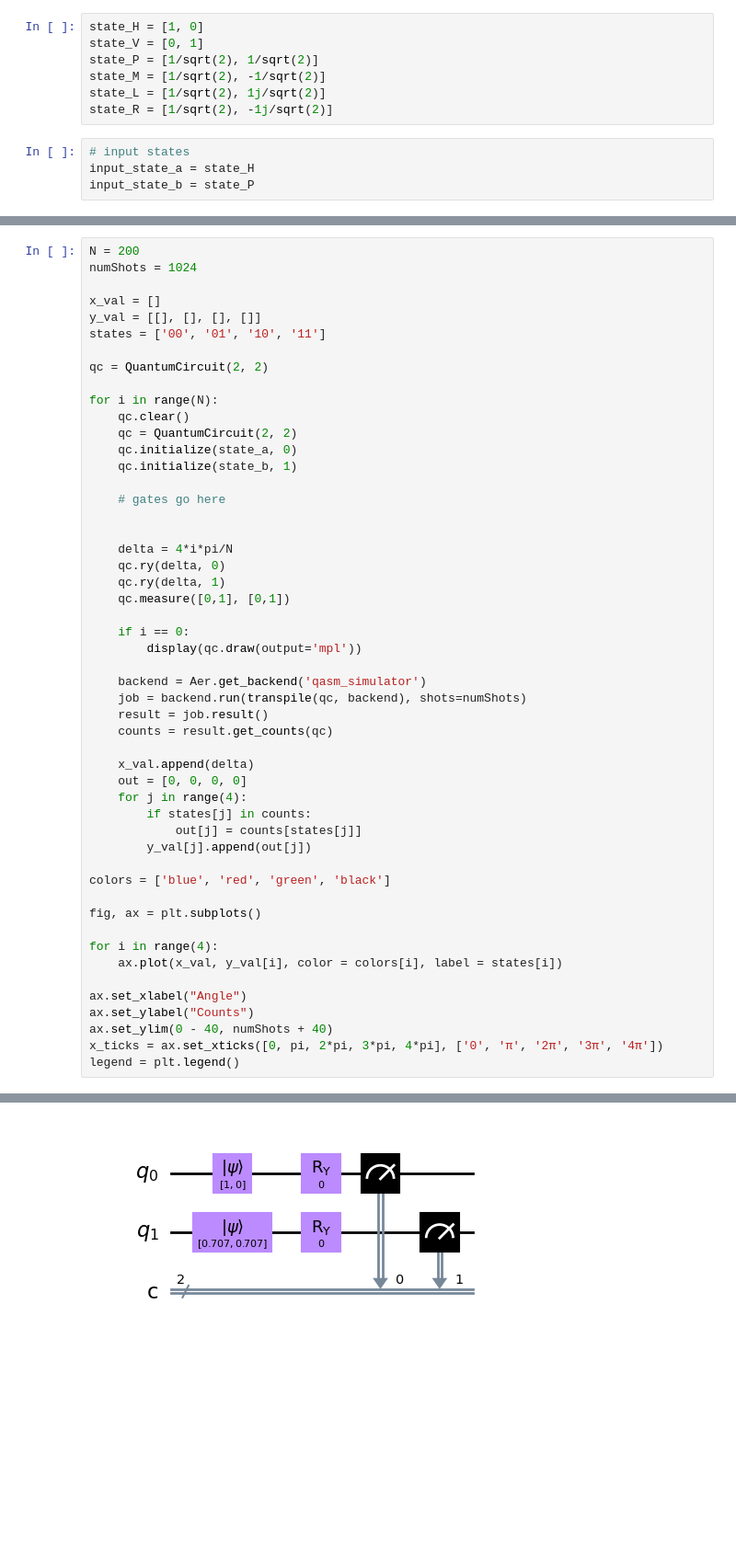
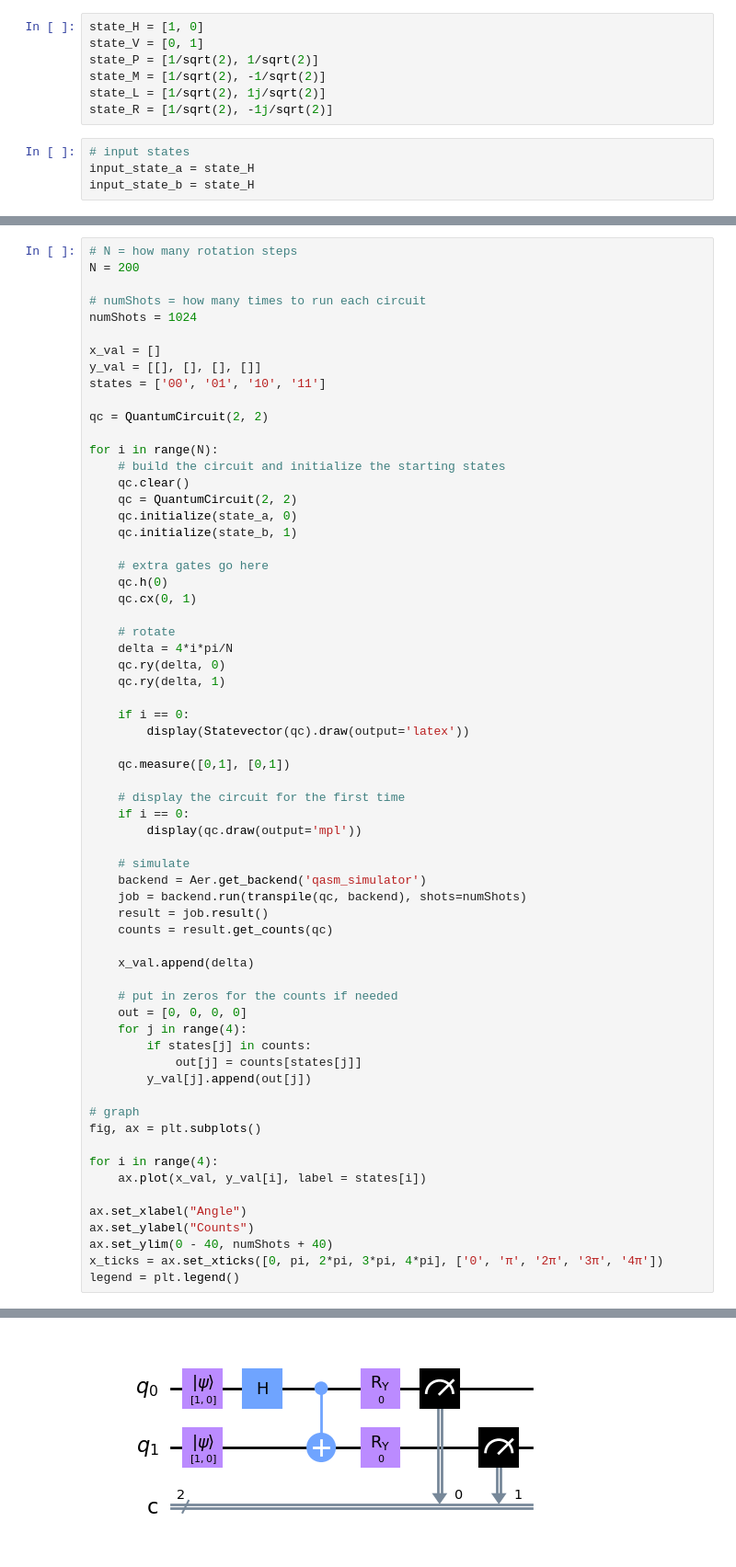
Before and after one commit to sparklyhotdog/QisketProject, a Jupyter notebook: 2_independent_qubits_rotation.ipynb, the cells around one changed output, grey strips where cells are left out. Shown: that part at 92% size. Drawn from its saved outputs; the diff is of its cells as text; blank space fills up the shorter version.

Commit message:
added some comments and changed the color scheme for the graph in the 2 independent qubits

```diff
--- a/2_independent_qubits_rotation.ipynb
+++ b/2_independent_qubits_rotation.ipynb
@@ -16,5 +16,5 @@ state_R = [1/sqrt(2), -1j/sqrt(2)]
 # %%
 # input states
 input_state_a = state_H
-input_state_b = state_P
+input_state_b = state_H
 # %%
@@ -36,5 +38,8 @@ $$\frac{\sqrt{2}}{2} |0\rangle+\frac{\sqrt{2}}{2} |1\rangle$$
 # %%
+# N = how many rotation steps
 N = 200
+
+# numShots = how many times to run each circuit
 numShots = 1024
 
 x_val = []
@@ -44,40 +49,50 @@ states = ['00', '01', '10', '11']
 qc = QuantumCircuit(2, 2)
 
 for i in range(N):
+    # build the circuit and initialize the starting states
     qc.clear()
     qc = QuantumCircuit(2, 2)
     qc.initialize(state_a, 0)
     qc.initialize(state_b, 1)
 
-    # gates go here
+    # extra gates go here
+    qc.h(0)
+    qc.cx(0, 1)
 
-
+    # rotate
     delta = 4*i*pi/N
     qc.ry(delta, 0)
     qc.ry(delta, 1)
+
+    if i == 0:
+        display(Statevector(qc).draw(output='latex'))
+
     qc.measure([0,1], [0,1])
 
+    # display the circuit for the first time
     if i == 0:
         display(qc.draw(output='mpl'))
 
+    # simulate
     backend = Aer.get_backend('qasm_simulator')
     job = backend.run(transpile(qc, backend), shots=numShots)
     result = job.result()
     counts = result.get_counts(qc)
 
     x_val.append(delta)
+
+    # put in zeros for the counts if needed
     out = [0, 0, 0, 0]
     for j in range(4):
         if states[j] in counts:
             out[j] = counts[states[j]]
         y_val[j].append(out[j])
 
-colors = ['blue', 'red', 'green', 'black']
-
+# graph
 fig, ax = plt.subplots()
 
 for i in range(4):
-    ax.plot(x_val, y_val[i], color = colors[i], label = states[i])
+    ax.plot(x_val, y_val[i], label = states[i])
 
 ax.set_xlabel("Angle")
 ax.set_ylabel("Counts")
@@ -88 +104 @@ legend = plt.legend()
-[figure, old version]
+[figure, new version]
```
Also changed, not shown: parts of 3 cells of this notebook, 2 other files.
